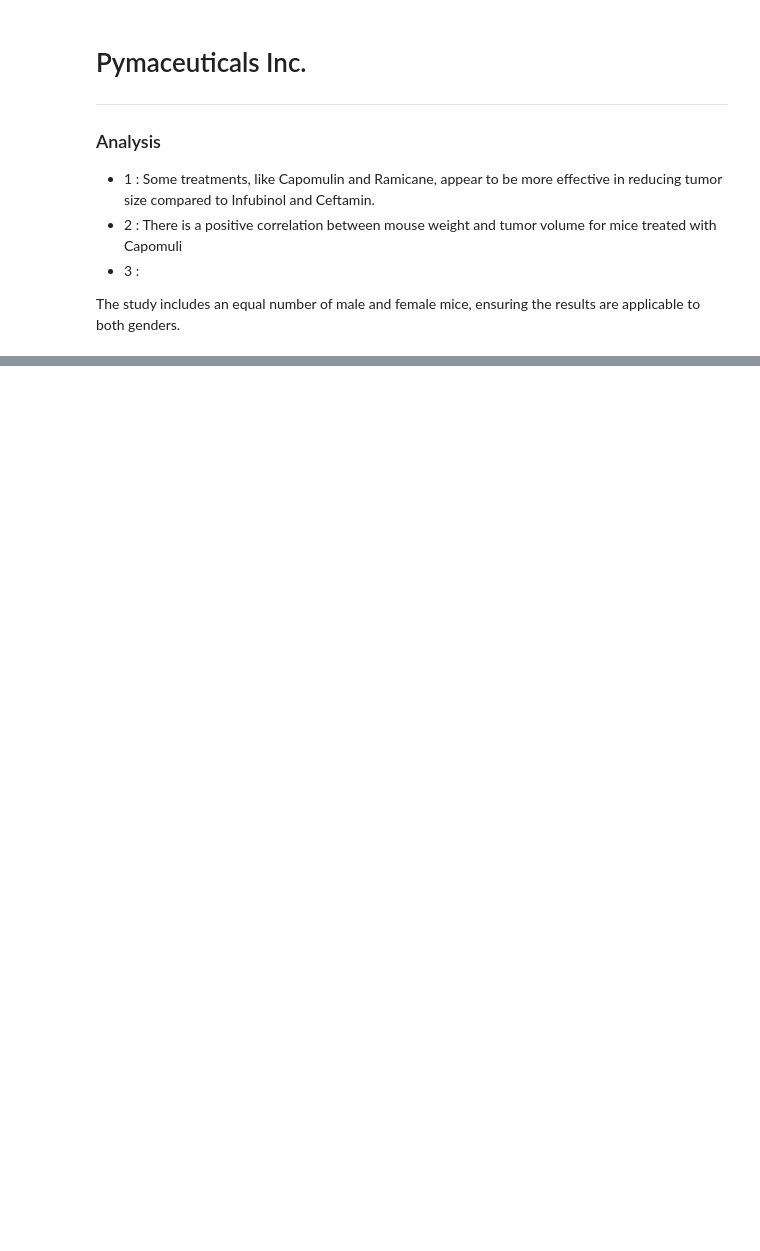
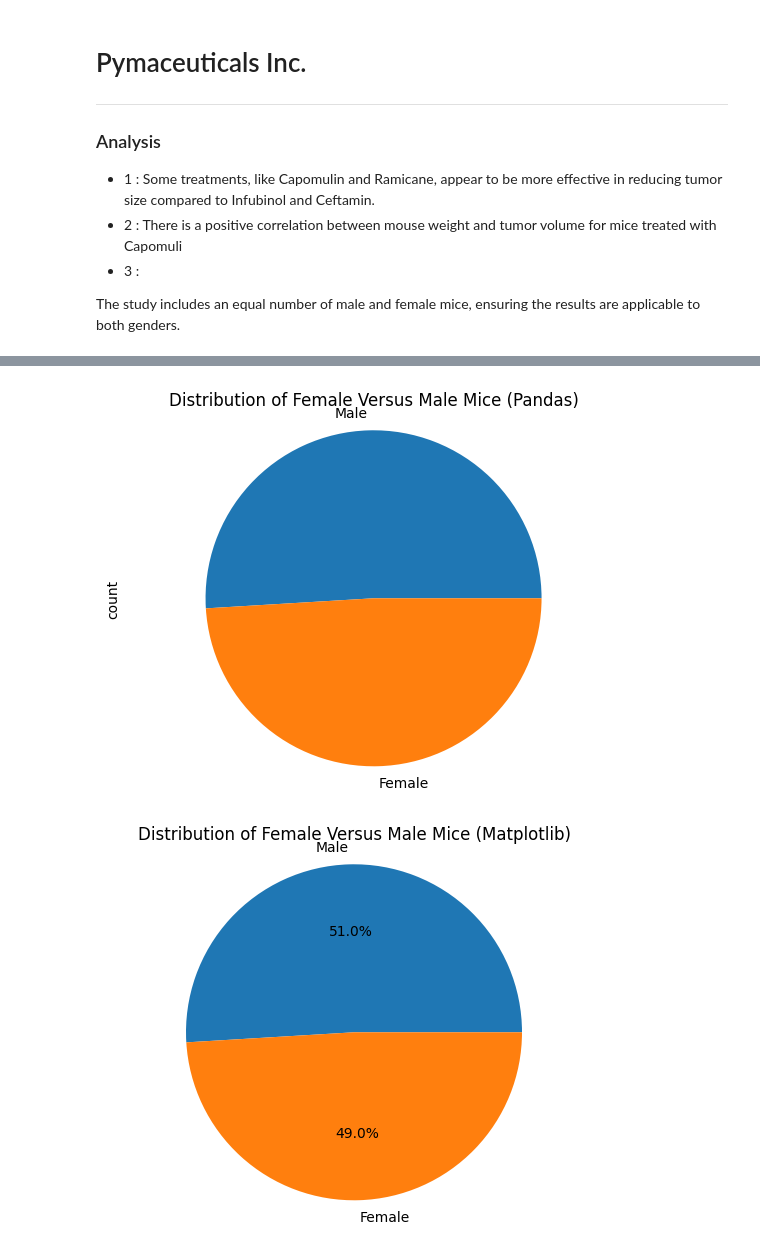
Before and after one commit to Venerann/Pymaceuticals_Challenge, a Jupyter notebook: Code/pymaceuticals.ipynb, the cells around one changed output, grey strips where cells are left out. Cells and saved outputs as stored; diff of their text form; code cells hidden in the pictures; blank space fills up the shorter version.

```diff
--- a/Code/pymaceuticals.ipynb
+++ b/Code/pymaceuticals.ipynb
@@ -130,0 +50,14 @@ The correlation between mouse weight and the average tumor volume is 0.84
+# %%
+# Step 5: Create pie charts to show the distribution of female versus male mice
+pie_chart_data = cleaned_data["Sex"].value_counts()
+pie_chart_data.plot(kind="pie", title="Distribution of Female Versus Male Mice (Pandas)")
+plt.axis("equal")
+plt.show()
+
+plt.pie(pie_chart_data.values, labels=pie_chart_data.index, autopct='%1.1f%%')
+plt.title("Distribution of Female Versus Male Mice (Matplotlib)")
+plt.axis("equal")
+plt.show()
+# %% [output]
+[figure, added]
+[figure, added]
```
Also changed, not shown: parts of 32 cells of this notebook, 1 other file.
